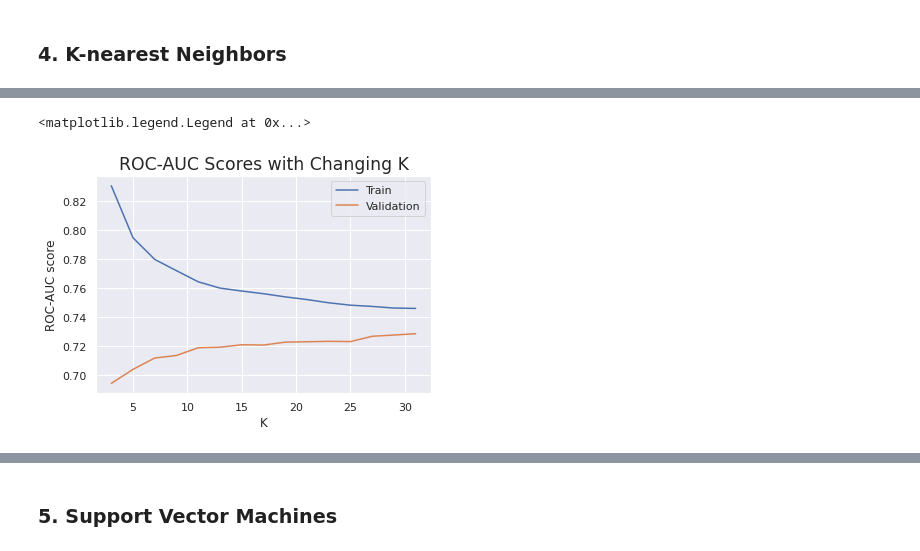
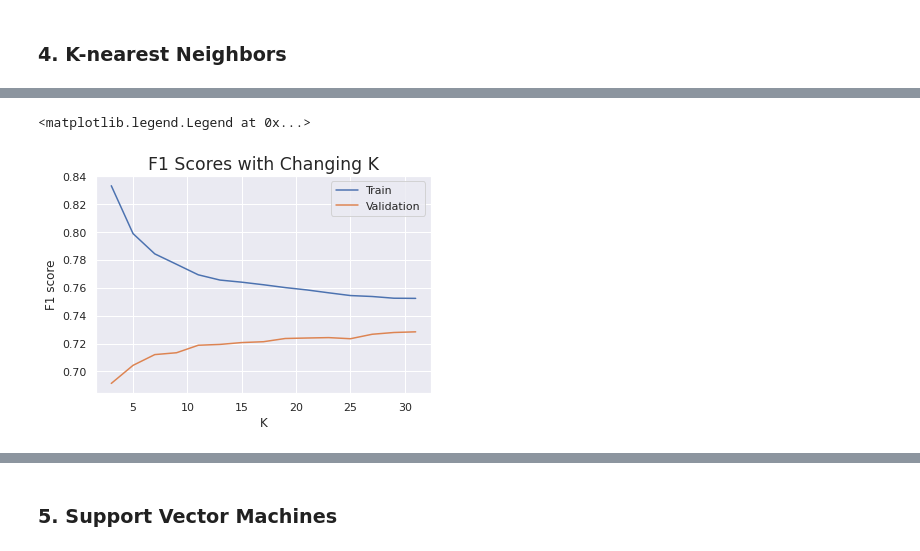
Before and after one commit to tri-bui/starbucks-segmentation, a Jupyter notebook: notebooks/3-modeling.ipynb, the cells around one changed output, grey strips where cells are left out. Cells and saved outputs as stored; diff of their text form; code cells hidden in the pictures.

Commit message:
Add more discussion to notebook 3
Add a discussion of the metric choice, ML classifiers used,
and parameters tuned in notebook 3. Rerun notebook 3.

```diff
--- a/notebooks/3-modeling.ipynb
+++ b/notebooks/3-modeling.ipynb
@@ -400,13 +429,11 @@ X_train_scaled_sub.shape, X_val_scaled_sub.shape, X_test_scaled_sub.shape
 
 # Grid Search
 lr = LogisticRegression(random_state=0)
-lr_params = {'class_weight': [{0: w, 1: 1} for w in np.arange(1, 1.5, 0.2)],
-             'C': np.logspace(-3, 1, 5),
-             'penalty': ['l1', 'l2'],
-             'solver': ['lbfgs', 'liblinear']}
+lr_params = {'C': np.logspace(-3, 1, 10),
+             'penalty': ['l1', 'l2']}
 
-lr_search = GridSearchCV(lr, lr_params, scoring='roc_auc', cv=8, n_jobs=4, verbose=2)
+lr_search = GridSearchCV(lr, lr_params, scoring='roc_auc', cv=10, n_jobs=4, verbose=2)
 lr_search.fit(X_train_scaled_sub, y_train)
 print(lr_search.best_score_)
-lr_search.best_params_
+print(lr_search.best_params_)
 # %% [output]
@@ -495,15 +522,15 @@ for k in range(3, 33, 2):
     k_train_pred = knn_k.predict(X_train_scaled)
     k_val_pred = knn_k.predict(X_val_scaled)
 
-    # ROC-AUC scores
-    auc_train.append(roc_auc_score(y_train, k_train_pred))
-    auc_val.append(roc_auc_score(y_val, k_val_pred))
+    # F1 scores
+    auc_train.append(f1_score(y_train, k_train_pred))
+    auc_val.append(f1_score(y_val, k_val_pred))
 
 # Plot scores
 sns.lineplot(x=range(3, 33, 2), y=auc_train)
 sns.lineplot(x=range(3, 33, 2), y=auc_val)
-plt.title('ROC-AUC Scores with Changing K', fontsize='x-large')
-plt.ylabel('ROC-AUC score')
+plt.title('F1 Scores with Changing K', fontsize='x-large')
+plt.ylabel('F1 score')
 plt.xlabel('K')
 plt.legend(['Train', 'Validation']);
 # %% [output]
@@ -512,5 +539,5 @@ Wall time: 1min 17s
 <matplotlib.legend.Legend at 0x...>
-[figure, old version]
+[figure, new version]
 # %%
 %%time
 
```
Also changed, not shown: parts of 32 cells of this notebook, 1 other file.
